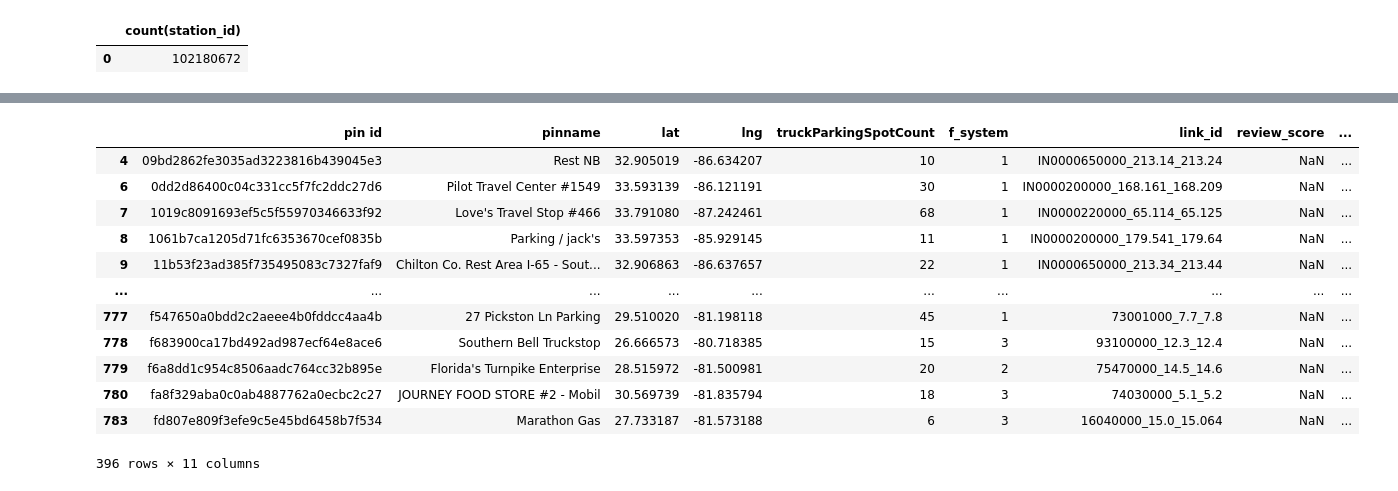
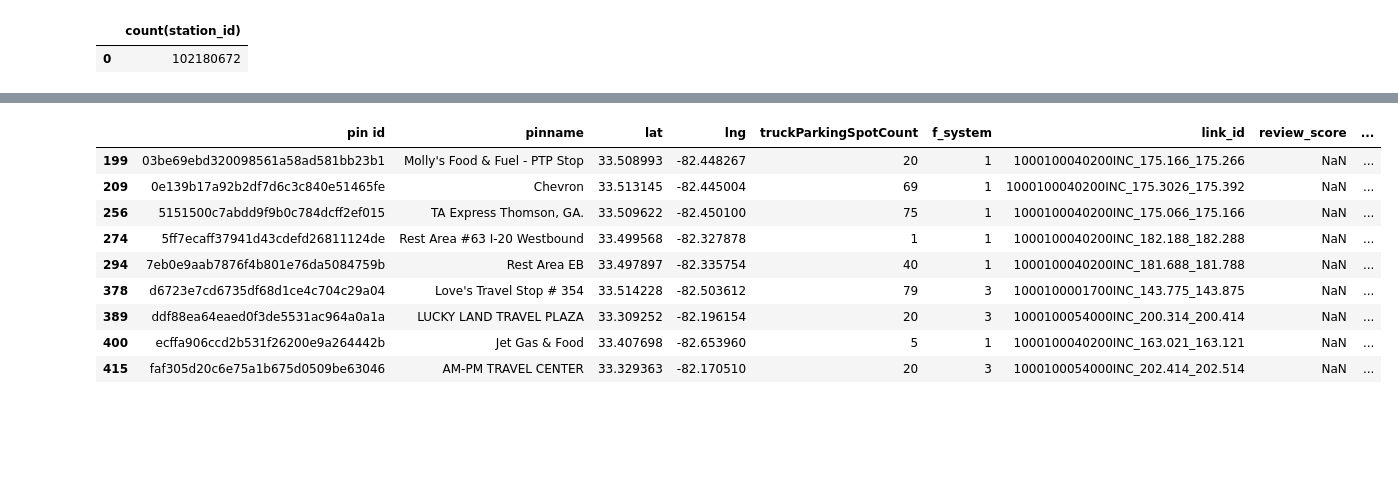
Before and after one commit to Bhavya-Budhia/TruckParking, a Jupyter notebook: cong_speed.ipynb, the cells around one changed output, grey strips where cells are left out. Cells and saved outputs as stored; diff of their text form; code cells hidden in the pictures; blank space fills up the shorter version.

```diff
--- a/cong_speed.ipynb
+++ b/cong_speed.ipynb
@@ -289,6 +277,15 @@ con.execute("""select *
 # %%
-# df = con.execute("""select State_1, ZIP5, travel_dir, day_of_week, hours, avg(traffic_volume), median(traffic_volume), stddev(traffic_volume), stddev(traffic_volume) /  avg(traffic_volume) as CV from traffic_gp_matched
-#         group by State_1, ZIP5, travel_dir, day_of_week, hours""").df()
+df = con.execute("""select State_1,
+                           ZIP3,
+                           travel_dir,
+                           day_of_week,
+                           hours,
+                           avg(traffic_volume),
+                           median(traffic_volume),
+                           stddev(traffic_volume),
+                           stddev(traffic_volume) / avg(traffic_volume) as CV
+                    from traffic_gp_matched
+                    group by State_1, ZIP3, travel_dir, day_of_week, hours""").df()
 # %%
 # df.to_csv("ZIP5_agg_data.csv", index=False)
 # %%
@@ -380,20 +367,19 @@ def get_zip(row):
 
 
 model_stop['ZIP5'] = model_stop.apply(get_zip, axis=1)
+# %%
+model_stop['ZIP3'] = model_stop['ZIP5'].str[:3]
 # %%
-model_stop[~model_stop["ZIP5"].isin(df["ZIP5"].unique())]
+model_stop[~model_stop["ZIP3"].isin(df["ZIP3"].unique())]
 # %% [output]
 |  | pin id | pinname | lat | lng | truckParkingSpotCount | f_system | link_id | review_score | ... |
-| 4 | 09bd2862fe3035ad3223816b439045e3 | Rest NB | 32.905019 | -86.634207 | 10 | 1 | IN0000650000_213.14_213.24 | NaN | ... |
-| 6 | 0dd2d86400c04c331cc5f7fc2ddc27d6 | Pilot Travel Center #1549 | 33.593139 | -86.121191 | 30 | 1 | IN0000200000_168.161_168.209 | NaN | ... |
-| 7 | 1019c8091693ef5c5f55970346633f92 | Love's Travel Stop #466 | 33.791080 | -87.242461 | 68 | 1 | IN0000220000_65.114_65.125 | NaN | ... |
-| 8 | 1061b7ca1205d71fc6353670cef0835b | Parking / jack's | 33.597353 | -85.929145 | 11 | 1 | IN0000200000_179.541_179.64 | NaN | ... |
-| 9 | 11b53f23ad385f735495083c7327faf9 | Chilton Co. Rest Area I-65 - Sout... | 32.906863 | -86.637657 | 22 | 1 | IN0000650000_213.34_213.44 | NaN | ... |
-| ... | ... | ... | ... | ... | ... | ... | ... | ... | ... |
-| 777 | f547650a0bdd2c2aeee4b0fddcc4aa4b | 27 Pickston Ln Parking | 29.510020 | -81.198118 | 45 | 1 | 73001000_7.7_7.8 | NaN | ... |
-| 778 | f683900ca17bd492ad987ecf64e8ace6 | Southern Bell Truckstop | 26.666573 | -80.718385 | 15 | 3 | 93100000_12.3_12.4 | NaN | ... |
-| 779 | f6a8dd1c954c8506aadc764cc32b895e | Florida's Turnpike Enterprise | 28.515972 | -81.500981 | 20 | 2 | 75470000_14.5_14.6 | NaN | ... |
-| 780 | fa8f329aba0c0ab4887762a0ecbc2c27 | JOURNEY FOOD STORE #2 - Mobil | 30.569739 | -81.835794 | 18 | 3 | 74030000_5.1_5.2 | NaN | ... |
-| 783 | fd807e809f3efe9c5e45bd6458b7f534 | Marathon Gas | 27.733187 | -81.573188 | 6 | 3 | 16040000_15.0_15.064 | NaN | ... |
+| 199 | 03be69ebd320098561a58ad581bb23b1 | Molly's Food & Fuel - PTP Stop | 33.508993 | -82.448267 | 20 | 1 | 1000100040200INC_175.166_175.266 | NaN | ... |
+| 209 | 0e139b17a92b2df7d6c3c840e51465fe | Chevron | 33.513145 | -82.445004 | 69 | 1 | 1000100040200INC_175.3026_175.392 | NaN | ... |
+| 256 | 5151500c7abdd9f9b0c784dcff2ef015 | TA Express Thomson, GA. | 33.509622 | -82.450100 | 75 | 1 | 1000100040200INC_175.066_175.166 | NaN | ... |
+| 274 | 5ff7ecaff37941d43cdefd26811124de | Rest Area #63 I-20 Westbound | 33.499568 | -82.327878 | 1 | 1 | 1000100040200INC_182.188_182.288 | NaN | ... |
+| 294 | 7eb0e9aab7876f4b801e76da5084759b | Rest Area EB | 33.497897 | -82.335754 | 40 | 1 | 1000100040200INC_181.688_181.788 | NaN | ... |
+| 378 | d6723e7cd6735df68d1ce4c704c29a04 | Love's Travel Stop # 354 | 33.514228 | -82.503612 | 79 | 3 | 1000100001700INC_143.775_143.875 | NaN | ... |
+| 389 | ddf88ea64eaed0f3de5531ac964a0a1a | LUCKY LAND TRAVEL PLAZA | 33.309252 | -82.196154 | 20 | 3 | 1000100054000INC_200.314_200.414 | NaN | ... |
+| 400 | ecffa906ccd2b531f26200e9a264442b | Jet Gas & Food | 33.407698 | -82.653960 | 5 | 1 | 1000100040200INC_163.021_163.121 | NaN | ... |
+| 415 | faf305d20c6e75a1b675d0509be63046 | AM-PM TRAVEL CENTER | 33.329363 | -82.170510 | 20 | 3 | 1000100054000INC_202.414_202.514 | NaN | ... |
-396 rows × 11 columns
 # %%
```
Also changed, not shown: parts of 13 cells of this notebook.
